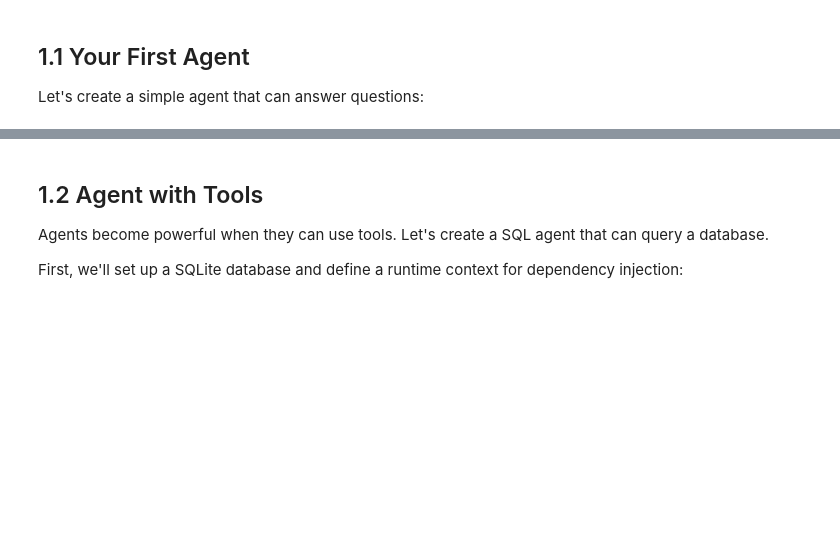
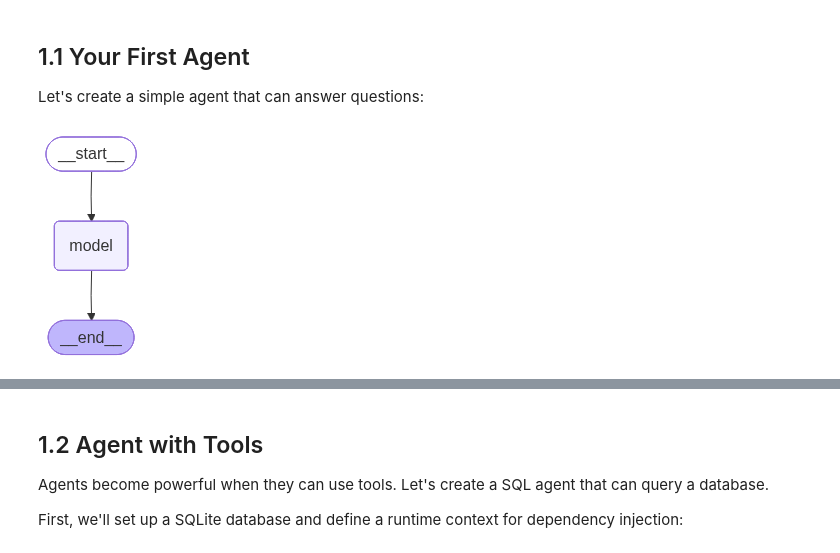
Before and after one commit to EnkrateiaLucca/oreilly_live_training_getting_started_with_langchain, a Jupyter notebook: notebooks/1.0-langchain-fundamentals.ipynb, the cells around one changed output, grey strips where cells are left out. Cells and saved outputs as stored; diff of their text form; code cells hidden in the pictures; blank space fills up the shorter version.

```diff
--- a/notebooks/1.0-langchain-fundamentals.ipynb
+++ b/notebooks/1.0-langchain-fundamentals.ipynb
@@ -57,6 +57,10 @@ agent = create_agent(
     model="openai:gpt-4o-mini",
     system_prompt="You are a helpful assistant that explains concepts clearly and concisely."
 )
+# %%
+agent
+# %% [output]
+[figure, added]
 # %%
 # Invoke the agent with a question
 result = agent.invoke({"messages": "What is LangChain?"})
```
Also changed, not shown: parts of 11 cells of this notebook, 6 other files.
